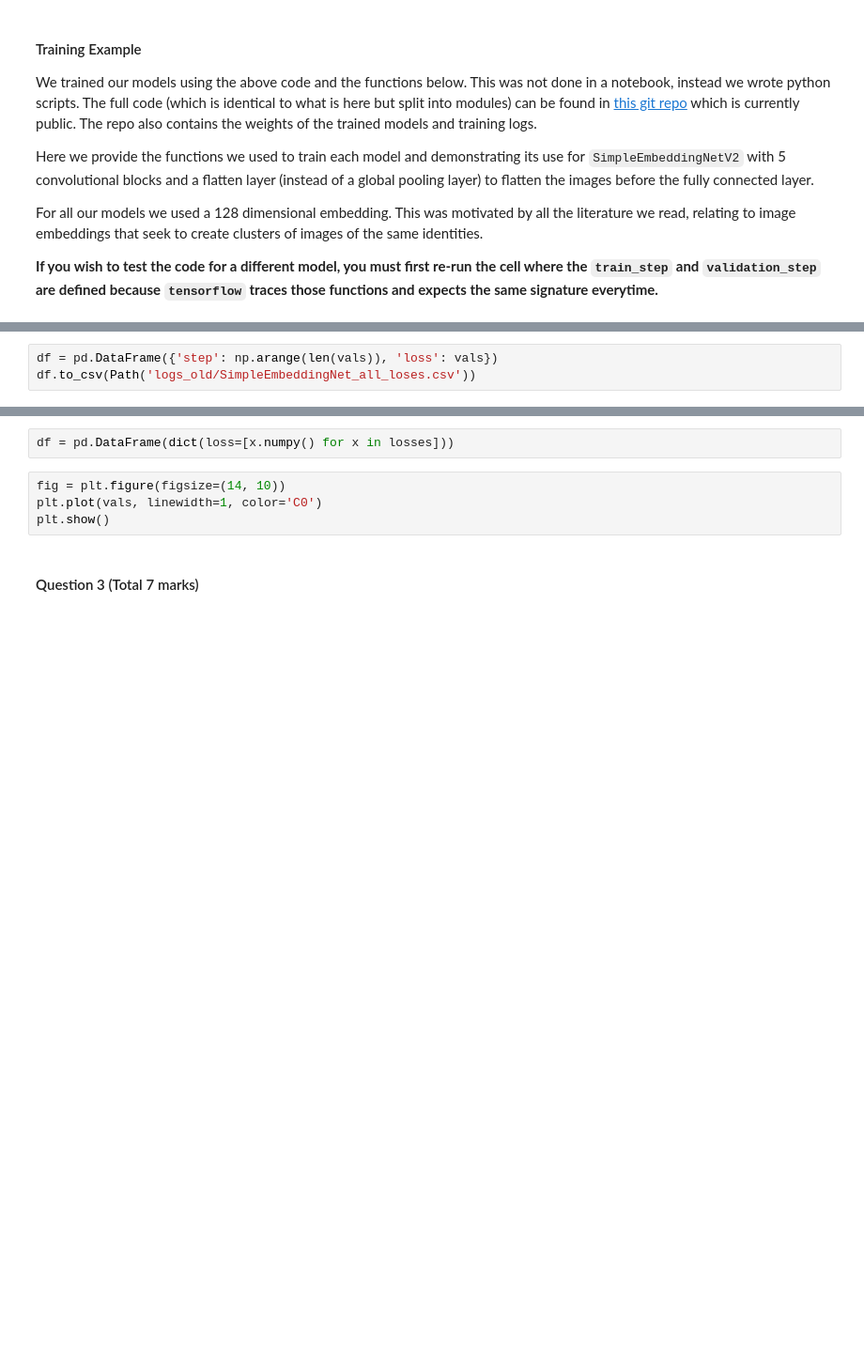
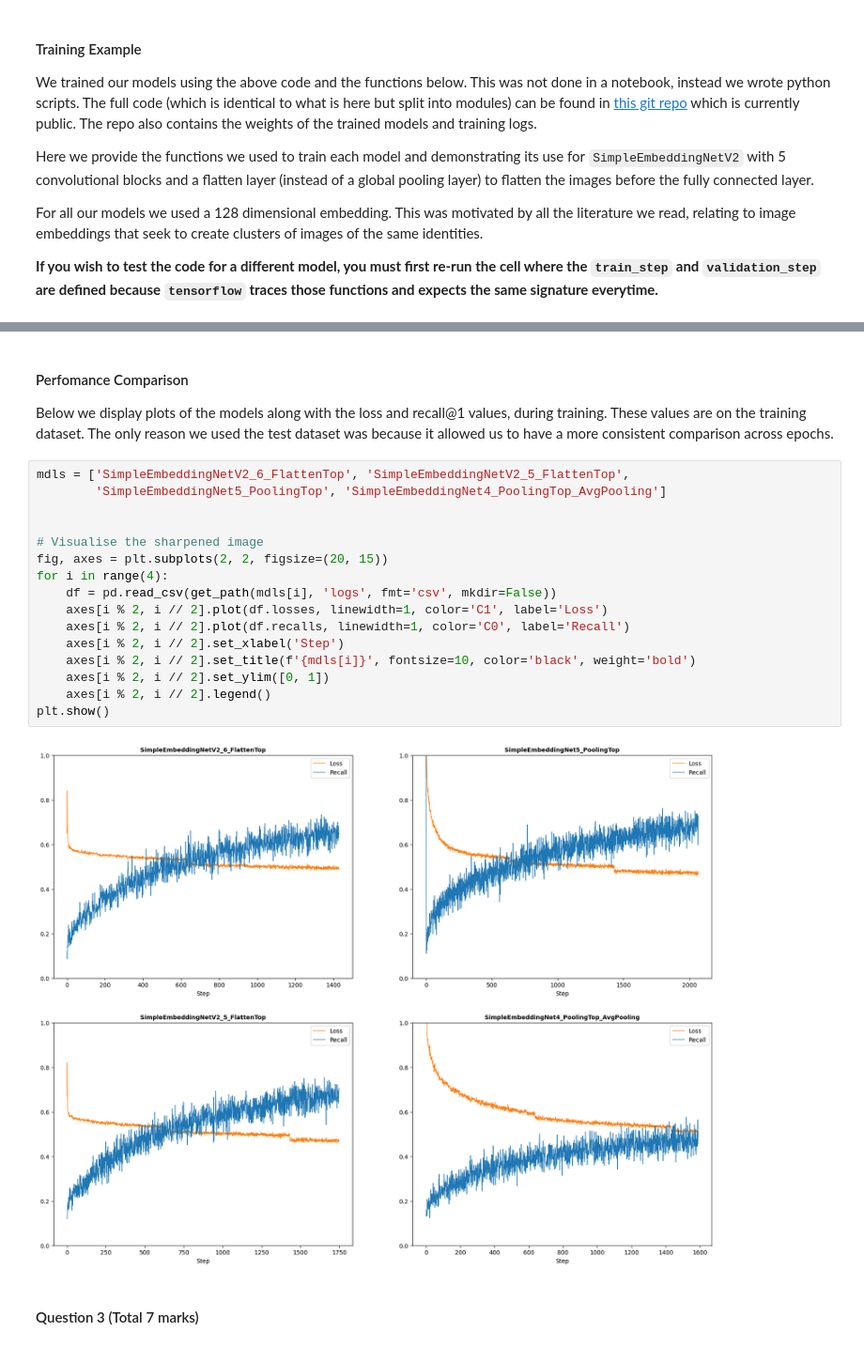
Before and after one commit to ariana-ch/cw1, a Jupyter notebook: CW1/assessment_backup.ipynb, the cells around one changed output, grey strips where cells are left out. Shown at 94% size. Drawn from its saved outputs; the diff is of its cells as text; blank space fills up the shorter version.

Commit message:
Won't lose this again

```diff
--- a/CW1/assessment_backup.ipynb
+++ b/CW1/assessment_backup.ipynb
@@ -2327,3 +2139,0 @@ plt.show()
-# %%
-df = pd.DataFrame({'step': np.arange(len(vals)), 'loss': vals})
-df.to_csv(Path('logs_old/SimpleEmbeddingNet_all_loses.csv'))
@@ -2430,9 +2140,25 @@ print('---------Training Completed------------')
-# %%
-df = pd.DataFrame(dict(loss=[x.numpy() for x in losses]))
-# %%
-fig = plt.figure(figsize=(14, 10))
-plt.plot(vals, linewidth=1, color='C0')
-plt.show()
+# %% [markdown]
+#### Perfomance Comparison
+
+Below we display plots of the models along with the loss and recall@1 values, during training. These values are on the training dataset. The only reason we used the test dataset was because it allowed us to have a more consistent comparison across epochs.
+# %%
+mdls = ['SimpleEmbeddingNetV2_6_FlattenTop', 'SimpleEmbeddingNetV2_5_FlattenTop',
+        'SimpleEmbeddingNet5_PoolingTop', 'SimpleEmbeddingNet4_PoolingTop_AvgPooling']
+
+
+# Visualise the sharpened image
+fig, axes = plt.subplots(2, 2, figsize=(20, 15))
+for i in range(4):
+    df = pd.read_csv(get_path(mdls[i], 'logs', fmt='csv', mkdir=False))
+    axes[i % 2, i // 2].plot(df.losses, linewidth=1, color='C1', label='Loss')
+    axes[i % 2, i // 2].plot(df.recalls, linewidth=1, color='C0', label='Recall')
+    axes[i % 2, i // 2].set_xlabel('Step')
+    axes[i % 2, i // 2].set_title(f'{mdls[i]}', fontsize=10, color='black', weight='bold')
+    axes[i % 2, i // 2].set_ylim([0, 1])
+    axes[i % 2, i // 2].legend()
+plt.show()
+# %% [output]
+[figure, added]
 # %% [markdown]
 #### Question 3 (Total 7 marks)
 # %% [markdown]
```
Also changed, not shown: parts of 30 cells of this notebook, 22 other files.
